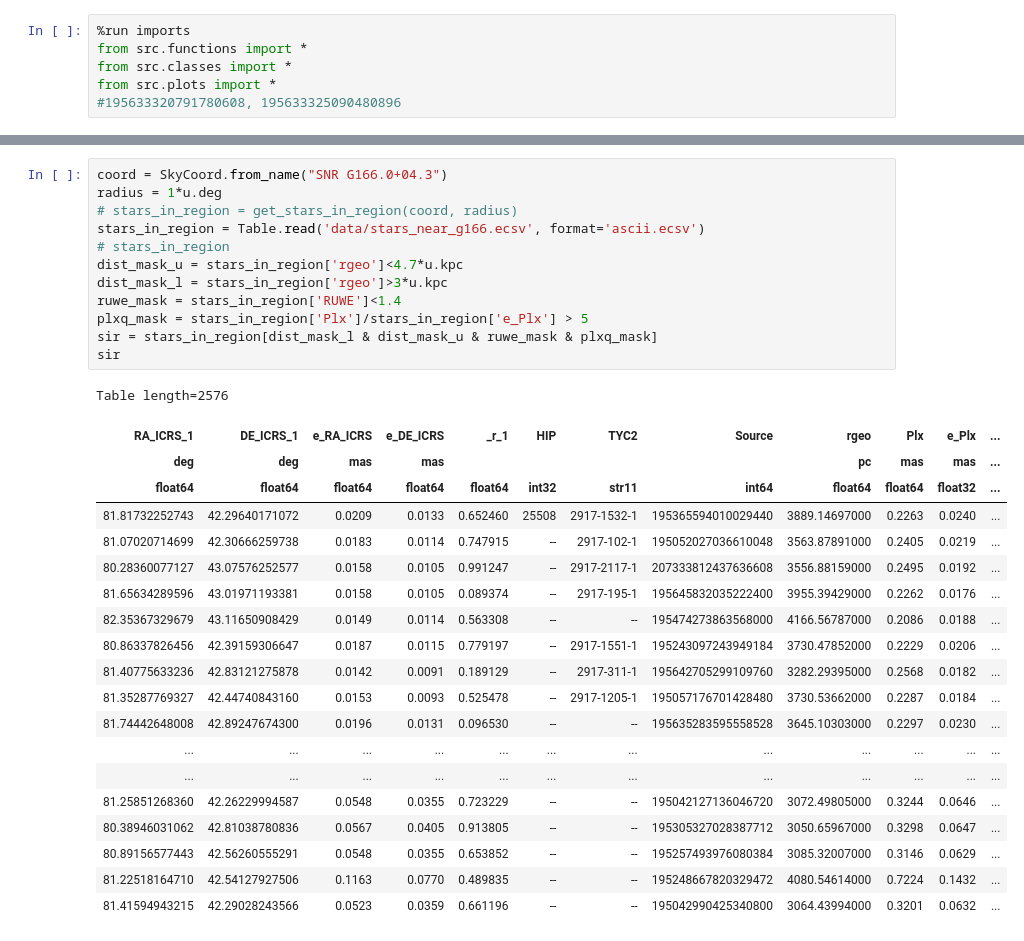
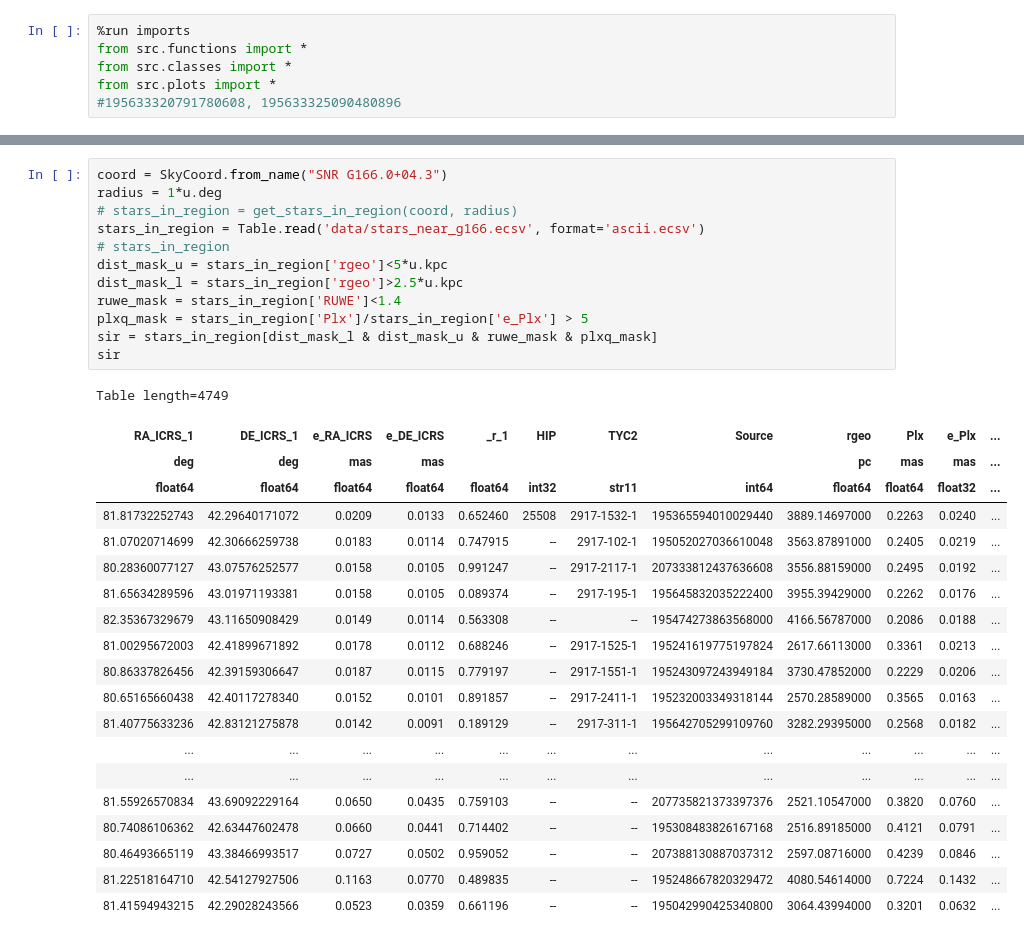
Before and after one commit to surodeep26/Traceback, a Jupyter notebook: main.ipynb, the cells around one changed output, grey strips where cells are left out. Saved outputs shown, nothing was run; the diff lists cells and outputs as text.

```diff
--- a/main.ipynb
+++ b/main.ipynb
@@ -35,33 +28,33 @@ coord
 # %%
 coord = SkyCoord.from_name("SNR G166.0+04.3")
 radius = 1*u.deg
 # stars_in_region = get_stars_in_region(coord, radius)
 stars_in_region = Table.read('data/stars_near_g166.ecsv', format='ascii.ecsv')
 # stars_in_region
-dist_mask_u = stars_in_region['rgeo']<4.7*u.kpc
-dist_mask_l = stars_in_region['rgeo']>3*u.kpc
+dist_mask_u = stars_in_region['rgeo']<5*u.kpc
+dist_mask_l = stars_in_region['rgeo']>2.5*u.kpc
 ruwe_mask = stars_in_region['RUWE']<1.4
 plxq_mask = stars_in_region['Plx']/stars_in_region['e_Plx'] > 5
 sir = stars_in_region[dist_mask_l & dist_mask_u & ruwe_mask & plxq_mask]
 sir
 # %% [output]
-Table length=2576
+Table length=4749
 | RA_ICRS_1 | DE_ICRS_1 | e_RA_ICRS | e_DE_ICRS | _r_1 | HIP | TYC2 | Source | rgeo | Plx | e_Plx | ... |
 | deg | deg | mas | mas |  |  |  |  | pc | mas | mas | ... |
 | float64 | float64 | float64 | float64 | float64 | int32 | str11 | int64 | float64 | float64 | float32 | ... |
 | 81.81732252743 | 42.29640171072 | 0.0209 | 0.0133 | 0.652460 | 25508 | 2917-1532-1 | 195365594010029440 | 3889.14697000 | 0.2263 | 0.0240 | ... |
 | 81.07020714699 | 42.30666259738 | 0.0183 | 0.0114 | 0.747915 | -- | 2917-102-1 | 195052027036610048 | 3563.87891000 | 0.2405 | 0.0219 | ... |
 | 80.28360077127 | 43.07576252577 | 0.0158 | 0.0105 | 0.991247 | -- | 2917-2117-1 | 207333812437636608 | 3556.88159000 | 0.2495 | 0.0192 | ... |
 | 81.65634289596 | 43.01971193381 | 0.0158 | 0.0105 | 0.089374 | -- | 2917-195-1 | 195645832035222400 | 3955.39429000 | 0.2262 | 0.0176 | ... |
 | 82.35367329679 | 43.11650908429 | 0.0149 | 0.0114 | 0.563308 | -- | -- | 195474273863568000 | 4166.56787000 | 0.2086 | 0.0188 | ... |
+| 81.00295672003 | 42.41899671892 | 0.0178 | 0.0112 | 0.688246 | -- | 2917-1525-1 | 195241619775197824 | 2617.66113000 | 0.3361 | 0.0213 | ... |
 | 80.86337826456 | 42.39159306647 | 0.0187 | 0.0115 | 0.779197 | -- | 2917-1551-1 | 195243097243949184 | 3730.47852000 | 0.2229 | 0.0206 | ... |
+| 80.65165660438 | 42.40117278340 | 0.0152 | 0.0101 | 0.891857 | -- | 2917-2411-1 | 195232003349318144 | 2570.28589000 | 0.3565 | 0.0163 | ... |
 | 81.40775633236 | 42.83121275878 | 0.0142 | 0.0091 | 0.189129 | -- | 2917-311-1 | 195642705299109760 | 3282.29395000 | 0.2568 | 0.0182 | ... |
-| 81.35287769327 | 42.44740843160 | 0.0153 | 0.0093 | 0.525478 | -- | 2917-1205-1 | 195057176701428480 | 3730.53662000 | 0.2287 | 0.0184 | ... |
-| 81.74442648008 | 42.89247674300 | 0.0196 | 0.0131 | 0.096530 | -- | -- | 195635283595558528 | 3645.10303000 | 0.2297 | 0.0230 | ... |
 | ... | ... | ... | ... | ... | ... | ... | ... | ... | ... | ... | ... |
 | ... | ... | ... | ... | ... | ... | ... | ... | ... | ... | ... | ... |
-| 81.25851268360 | 42.26229994587 | 0.0548 | 0.0355 | 0.723229 | -- | -- | 195042127136046720 | 3072.49805000 | 0.3244 | 0.0646 | ... |
-| 80.38946031062 | 42.81038780836 | 0.0567 | 0.0405 | 0.913805 | -- | -- | 195305327028387712 | 3050.65967000 | 0.3298 | 0.0647 | ... |
-| 80.89156577443 | 42.56260555291 | 0.0548 | 0.0355 | 0.653852 | -- | -- | 195257493976080384 | 3085.32007000 | 0.3146 | 0.0629 | ... |
+| 81.55926570834 | 43.69092229164 | 0.0650 | 0.0435 | 0.759103 | -- | -- | 207735821373397376 | 2521.10547000 | 0.3820 | 0.0760 | ... |
+| 80.74086106362 | 42.63447602478 | 0.0660 | 0.0441 | 0.714402 | -- | -- | 195308483826167168 | 2516.89185000 | 0.4121 | 0.0791 | ... |
+| 80.46493665119 | 43.38466993517 | 0.0727 | 0.0502 | 0.959052 | -- | -- | 207388130887037312 | 2597.08716000 | 0.4239 | 0.0846 | ... |
 | 81.22518164710 | 42.54127927506 | 0.1163 | 0.0770 | 0.489835 | -- | -- | 195248667820329472 | 4080.54614000 | 0.7224 | 0.1432 | ... |
 | 81.41594943215 | 42.29028243566 | 0.0523 | 0.0359 | 0.661196 | -- | -- | 195042990425340800 | 3064.43994000 | 0.3201 | 0.0632 | ... |
```
Also changed, not shown: parts of 8 cells of this notebook, 11 other files.
